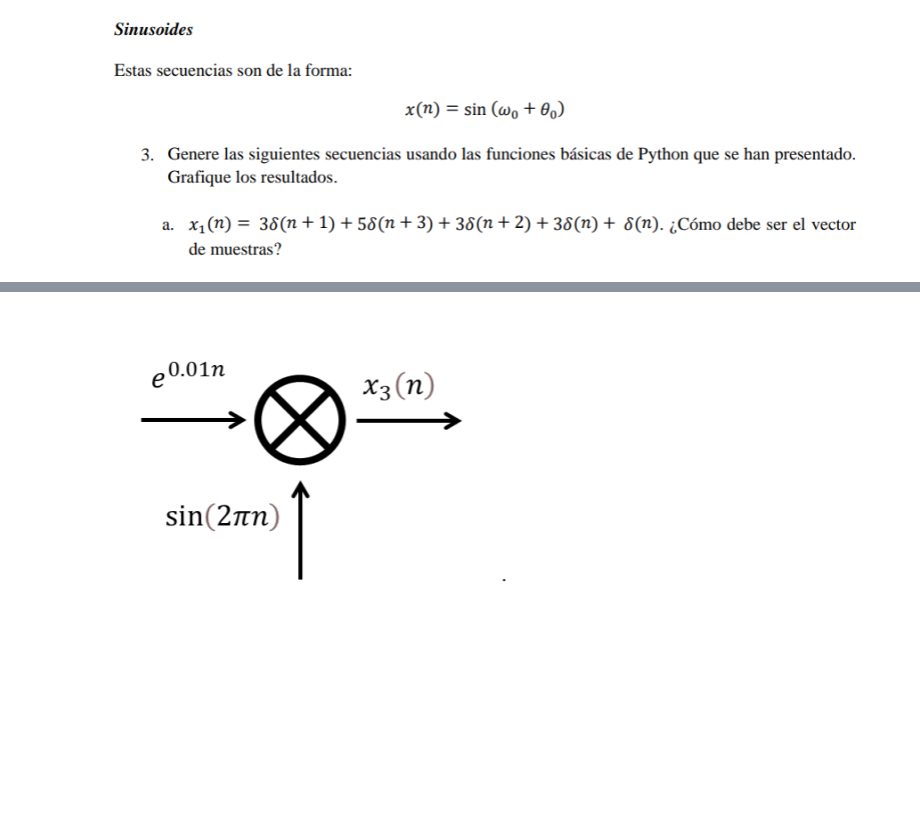
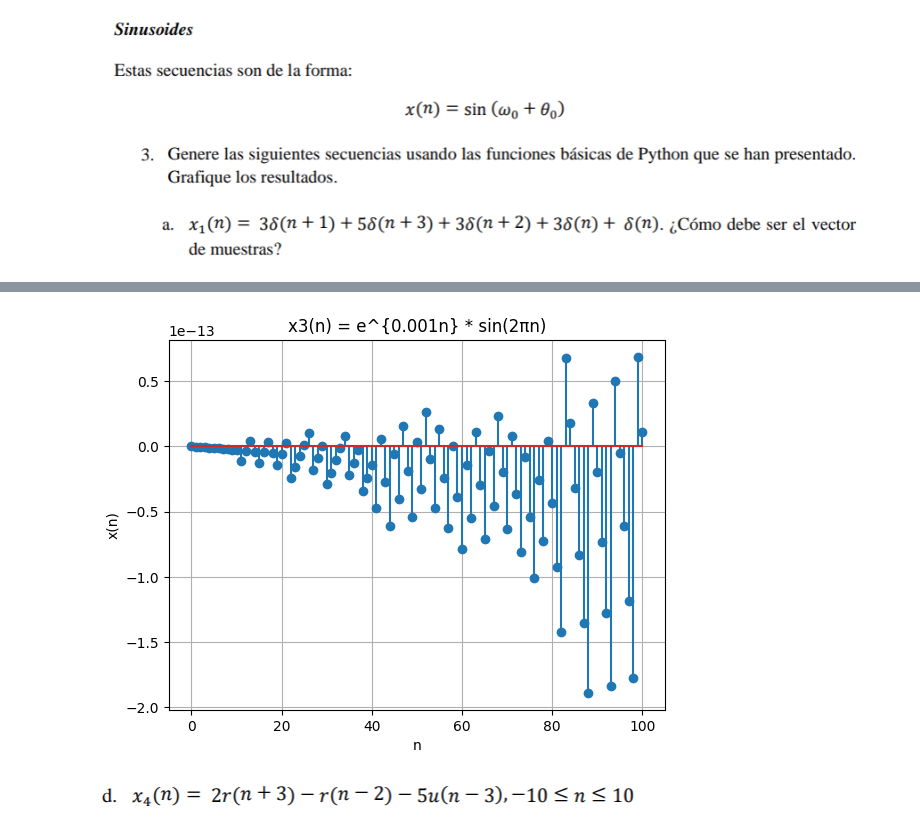
Before and after one commit to isabellavasquezg/Lab_Biosenales_Isabella_Marie, a Jupyter notebook: Practica 2/Practica_2_Marie_Isabella.ipynb, the cells around one changed output, grey strips where cells are left out. Cells and saved outputs as stored; diff of their text form; code cells hidden in the pictures; blank space fills up the shorter version.

```diff
--- a/Practica 2/Practica_2_Marie_Isabella.ipynb
+++ b/Practica 2/Practica_2_Marie_Isabella.ipynb
@@ -102,2 +136,17 @@ def impulso(n):
+# %%
+n1,n2 = 0,100
+n = np.arange(n1,n2+1)
+
+x3 = np.exp(0.01*n) * np.sin(2*(np.pi)*n)
+
+# Graficando la función
+plt.stem(n, x3)
+plt.xlabel('n')
+plt.ylabel('x(n)')
+plt.title('x3(n) = e^{0.001n} * sin(2πn)')
+plt.grid(True)
+plt.show()
+# %% [output]
+[figure, added]
 # %% [markdown]
-![image.png](embedded-picture-1-old)
+![image.png](embedded-picture-1-new)
```
Also changed, not shown: parts of 23 cells of this notebook.
